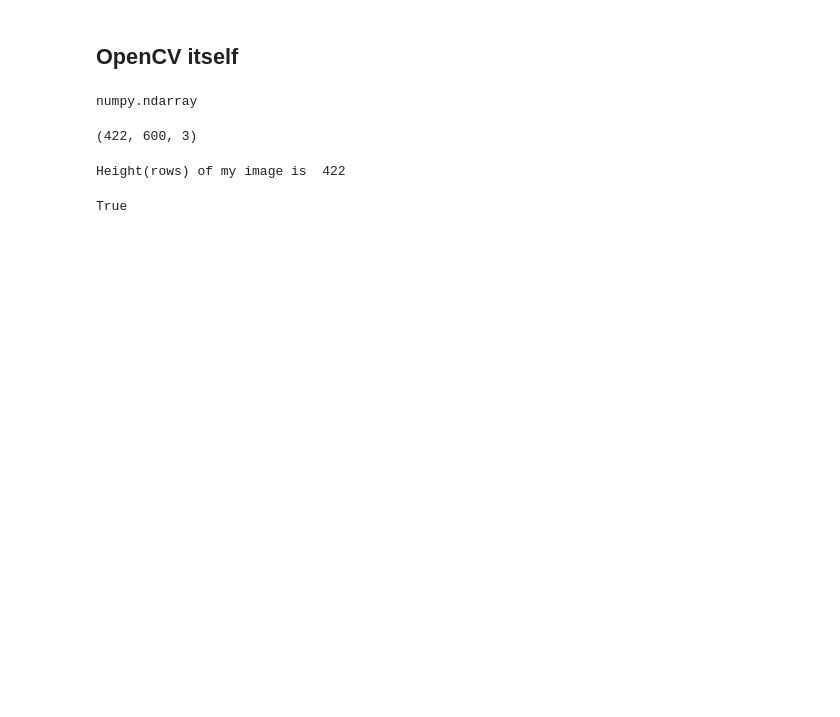
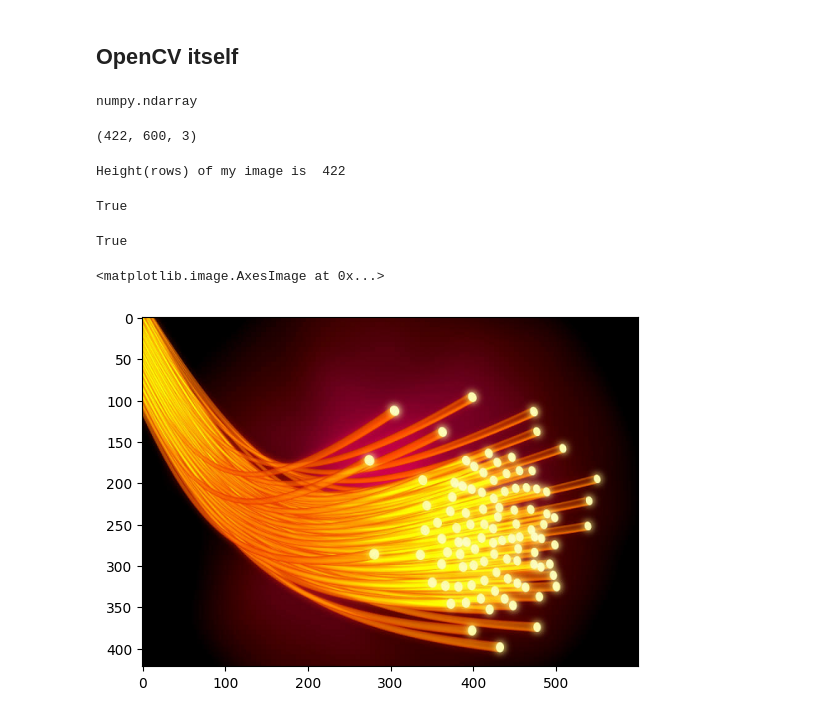
Before and after one commit to SAliSH79/Computer-Vision, a Jupyter notebook: ComputerVision-lab.ipynb, the cells around one changed output. Cells and saved outputs as stored; diff of their text form; code cells hidden in the pictures; blank space fills up the shorter version.

```diff
--- a/ComputerVision-lab.ipynb
+++ b/ComputerVision-lab.ipynb
@@ -34,3 +34,7 @@ Height(rows) of my image is  422
 cv2.imwrite('Fiber2.png', img)
 # %% [output]
 True
+# %%
+cv2.imwrite('Fiber22.jpg', img)
+# %% [output]
+True
@@ -36,0 +43,5 @@ True
+# %%
+plt.imshow(img)
+# %% [output]
+<matplotlib.image.AxesImage at 0x...>
+[figure, added]
```
Also changed, not shown: parts of 5 cells of this notebook, 1 other file.
